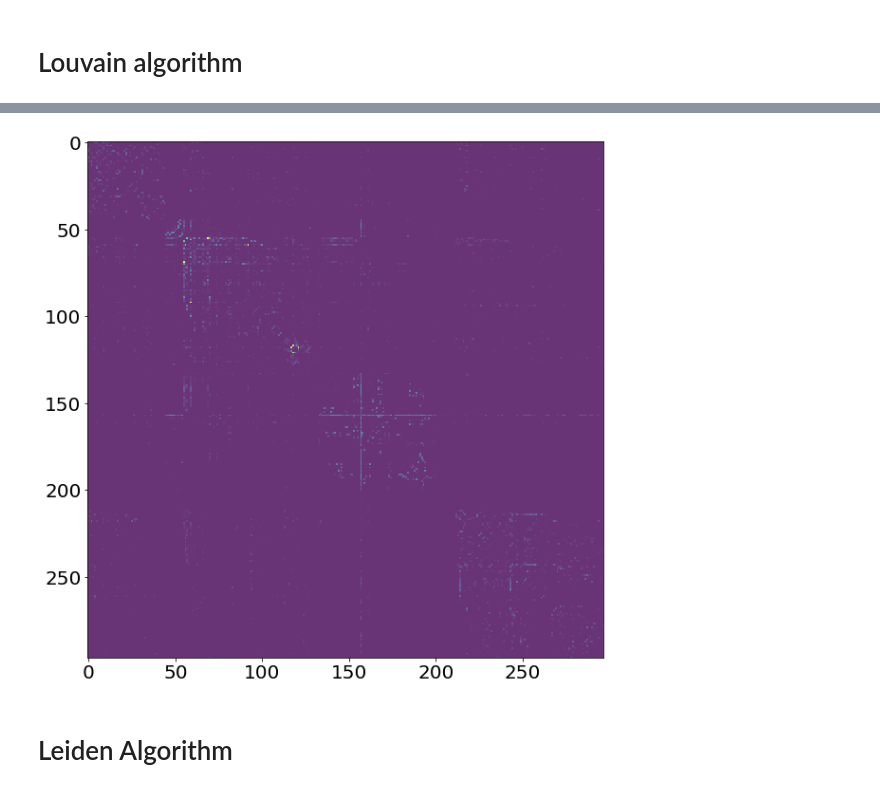
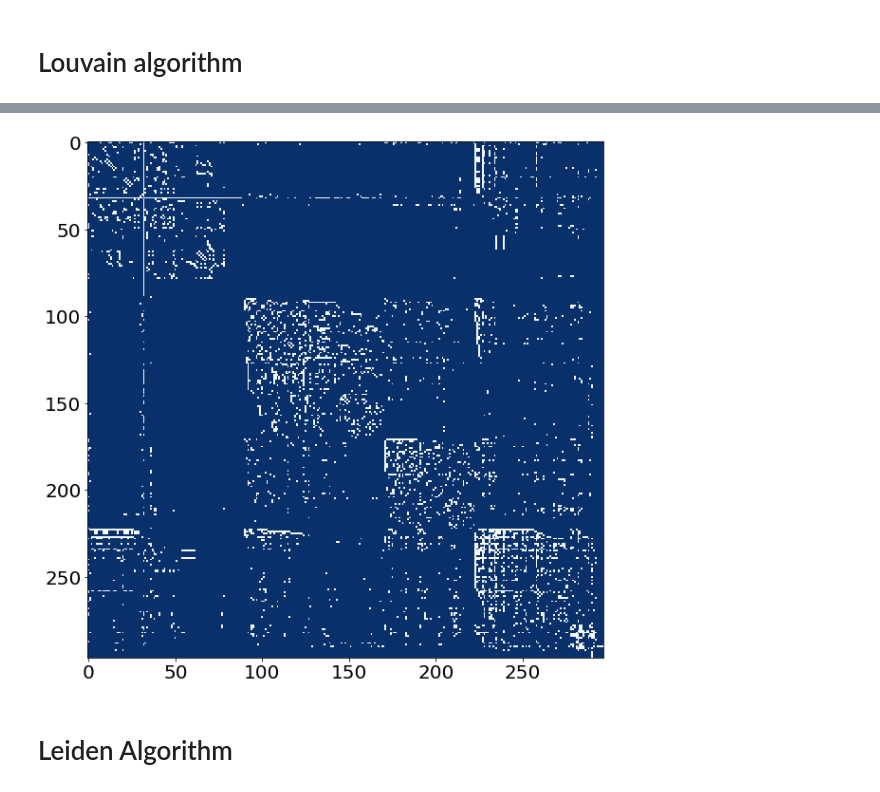
Before and after one commit to NwaObed/Network-Science, a Jupyter notebook: network_neuroscience.ipynb, the cells around one changed output, grey strips where cells are left out. Cells and saved outputs as stored; diff of their text form; code cells hidden in the pictures.

```diff
--- a/network_neuroscience.ipynb
+++ b/network_neuroscience.ipynb
@@ -10,7 +10,7 @@ from matplotlib import colors
 from matplotlib.collections import LineCollection
 #from curved_edges import curved_edges
 
-
+from cdlib import algorithms
 import community
 import leidenalg as lalg
 from fa2 import ForceAtlas2
@@ -37,6 +37,8 @@ forceatlas2 = ForceAtlas2(
 
                         # Log
                         verbose=True)
+
+plt.style.use('ggplot')
 # %%
 '''
 Source: https://github.com/beyondbeneath/bezier-curved-edges-networkx/blob/master/curved_edges.py
@@ -172,13 +174,13 @@ sns.displot(deg_df,legend=False)
 [figure]
 # %%
 #Adjacency Matrix
-
+cmap = plt.cm.Blues_r
 iA = iG.get_adjacency()
 iA = np.array(iA.data)
 
 plt.figure(figsize=(10,10))
-plt.imshow(iA,alpha=0.8, interpolation='nearest')
+plt.imshow(iA,alpha=1.0, interpolation='nearest', cmap=cmap,norm=colors.PowerNorm(0.0020))
 plt.xticks(fontsize='20');plt.yticks(fontsize='20')
-plt.savefig('./Plots/adj_matrix.png')
+plt.savefig('./Plots/adj2_matrix.png')
 plt.show()
 # %% [output]
@@ -216,6 +218,6 @@ AdjustSpeedAndApplyForces step  took  0.08  seconds
 # %%
-def multiscale_graph(G,res,partition):
-    #partition = community.best_partition(G, resolution=res, weight='weight')
+def multiscale_graph(G,res):
+    partition = community.best_partition(G, resolution=res, weight='weight')
     sort_com = dict(sorted(partition.items(), key=lambda x: x[1]))#sort the partition
 
     #create a new graph
@@ -233,16 +235,17 @@ def multiscale_graph(G,res,partition):
 # %%
 #Communities
 
 louvain_graph = multiscale_graph(G,1.0,part_louvain)
 lAd = nx.to_numpy_matrix(louvain_graph)
 lAd = np.array(lAd.data)
 
+
 plt.figure(figsize=(15,10))
-plt.imshow(lAd,alpha=0.8, interpolation='nearest')
+plt.imshow(lAd, interpolation='nearest', cmap=cmap,norm=colors.PowerNorm(0.0020))
 plt.xticks(fontsize='20');plt.yticks(fontsize='20')
 plt.show()
 # %% [output]
-[figure, old version]
+[figure, new version]
 # %% [markdown]
 # Leiden Algorithm
 # %%
```
Also changed, not shown: parts of 15 cells of this notebook, 4 other files.
